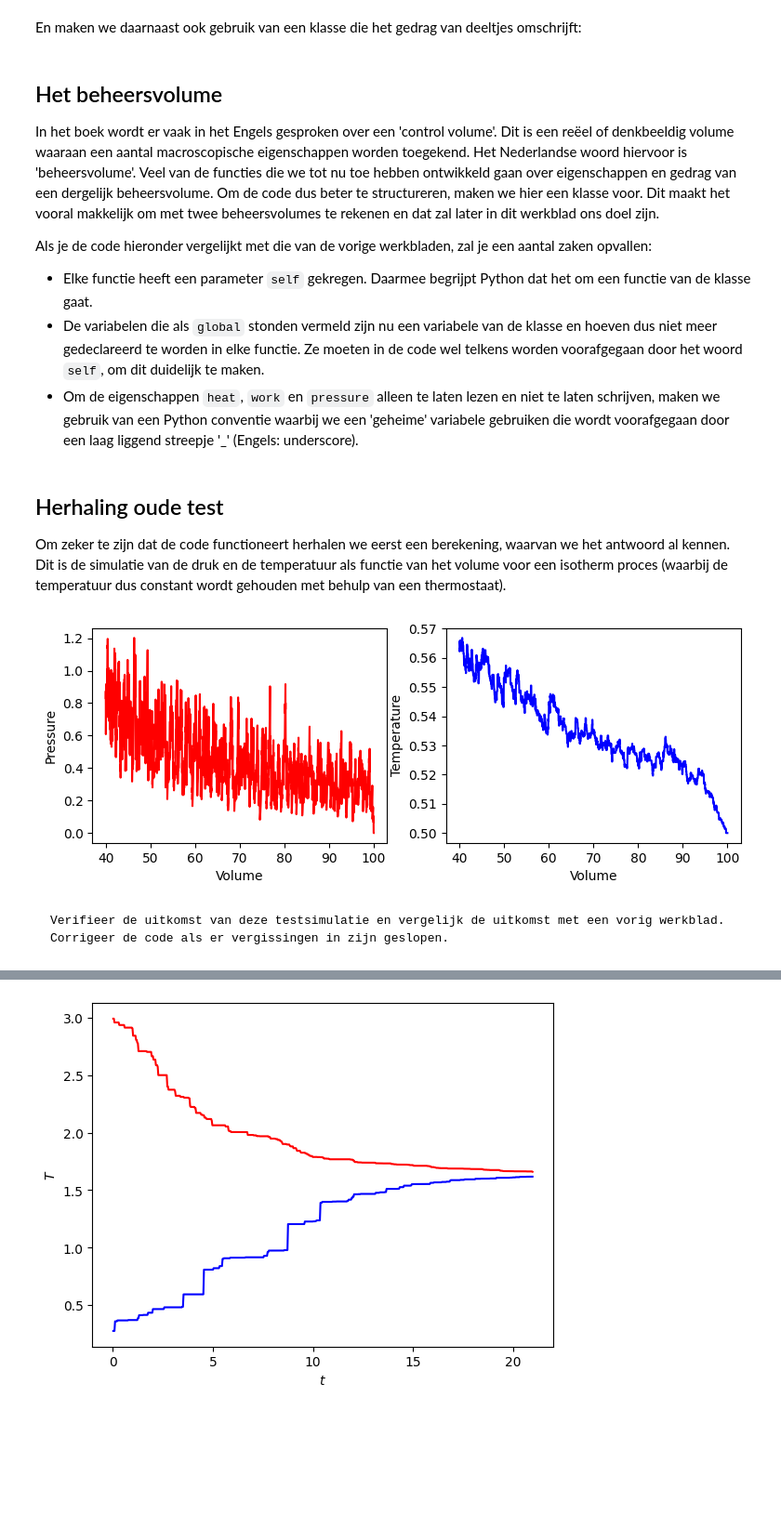
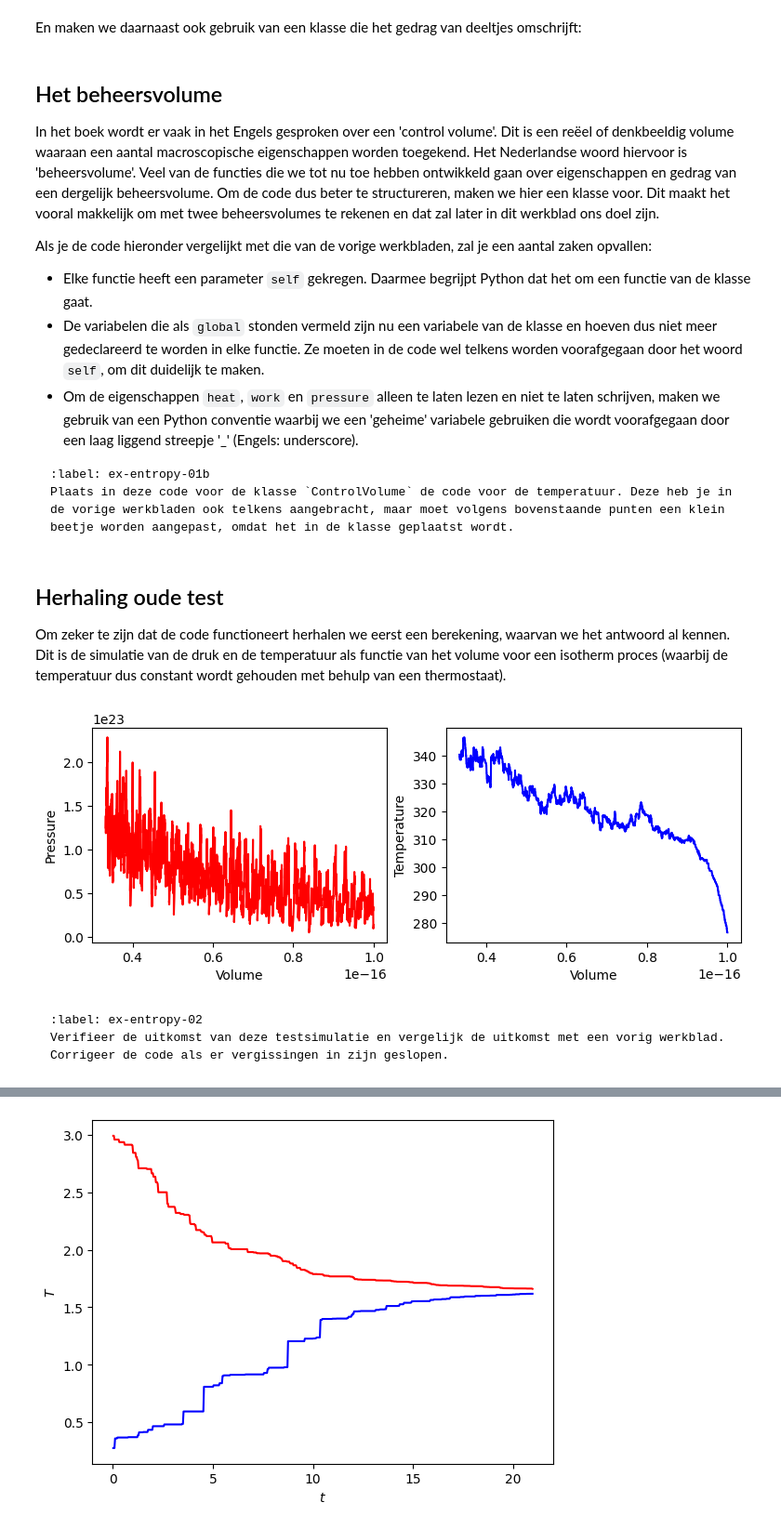
Before and after one commit to Contemporary-Physicslab/PySim, a Jupyter notebook: book/Q2/entropie.ipynb, the cells around one changed output, grey strips where cells are left out. Shown at 93% size. Saved outputs shown, nothing was run; the diff lists cells and outputs as text; code cells hidden in the pictures; blank space fills up the shorter version.

Commit message:
complete entropy with answers

````diff
--- a/book/Q2/entropie.ipynb
+++ b/book/Q2/entropie.ipynb
@@ -39,18 +49,3 @@ V_PISTON_0 = -0.02 * V_0      # Startsnelheid van zuiger
-# %%
-# voorbeelduitwerking
-
-import numpy as np
-import matplotlib.pyplot as plt
-from matplotlib.animation import FuncAnimation
-from scipy.optimize import curve_fit
-
-BOX_SIZE_0 = 10                # Hoogte en breedte startvolume
-N = 40                         # Aantal deeltjes
-V_0 = 1                        # Startsnelheid van deeltjes
-RADIUS = 0.1                   # Straal van moleculen
-DT = 0.3 * RADIUS / V_0        # Tijdstap om geen botsing te missen
-V_PISTON_0 = -0.02              # Startsnelheid van zuiger
-# (negatief betekent zowel links als rechts naar binnen gericht)
 # %% [markdown]
 En maken we daarnaast ook gebruik van een klasse die het gedrag van deeltjes omschrijft:
 # %%
@@ -76,8 +71,10 @@ class ParticleClass:
 
 def collide_detection(p1: ParticleClass, p2: ParticleClass) -> bool:
     """ Geeft TRUE als de deeltjes overlappen """
-    return np.linalg.norm(p1.r - p2.r) < (p1.R + p2.R)
-
+    dx = p1.r[0] - p2.r[0]
+    dy = p1.r[1] - p2.r[1]
+    rr = p1.R + p2.R
+    return  dx**2+dy**2 < rr**2
 
 def particle_collision(p1: ParticleClass, p2: ParticleClass):
     """ past snelheden aan uitgaande van overlap """
@@ -102,6 +99,11 @@ Als je de code hieronder vergelijkt met die van de vorige werkbladen, zal je een
 - Elke functie heeft een parameter `self` gekregen. Daarmee begrijpt Python dat het om een functie van de klasse gaat.
 - De variabelen die als `global` stonden vermeld zijn nu een variabele van de klasse en hoeven dus niet meer gedeclareerd te worden in elke functie. Ze moeten in de code wel telkens worden voorafgegaan door het woord `self`, om dit duidelijk te maken.
 - Om de eigenschappen `heat`, `work` en `pressure` alleen te laten lezen en niet te laten schrijven, maken we gebruik van een Python conventie waarbij we een 'geheime' variabele gebruiken die wordt voorafgegaan door een laag liggend streepje '_' (Engels: underscore).
+
+```{exercise} temperatuur
+:label: ex-entropy-01b
+Plaats in deze code voor de klasse `ControlVolume` de code voor de temperatuur. Deze heb je in de vorige werkbladen ook telkens aangebracht, maar moet volgens bovenstaande punten een klein beetje worden aangepast, omdat het in de klasse geplaatst wordt.
+```
 # %%
 class ControlVolume:
     def __init__(self, length, height, N, v_piston, set_temp):
@@ -168,9 +170,11 @@ class ControlVolume:
     @property
     def temperature(self) -> float:
         temp = 0.0
+        ### begin-solution
         for p in self.particles:
             temp += p.kin_energy
-        temp = temp / len(self.particles)
+        temp = 28 * 1.7E-27 * temp / (len(self.particles) * 1.38E-23)
+        ### end-solution
         return temp
 
     @property
@@ -197,34 +201,35 @@ class ControlVolume:
 
 Om zeker te zijn dat de code functioneert herhalen we eerst een berekening, waarvan we het antwoord al kennen. Dit is de simulatie van de druk en de temperatuur als functie van het volume voor een isotherm proces (waarbij de temperatuur dus constant wordt gehouden met behulp van een thermostaat).
 # %%
-num_data = 5000
+num_steps = round(2/3 * BOX_SIZE_0 / (2 * -V_PISTON_0 * DT))
 
-volumes = np.zeros(num_data, dtype=float)
-pressures = np.zeros(num_data, dtype=float)
-temperatures = np.zeros(num_data, dtype=float)
+volumes = np.zeros(num_steps, dtype=float)
+pressures = np.zeros(num_steps, dtype=float)
+temperatures = np.zeros(num_steps, dtype=float)
 
-cv = ControlVolume(BOX_SIZE_0, BOX_SIZE_0, 50, V_PISTON_0, 0.5)
-for i in range(num_data):
+cv = ControlVolume(BOX_SIZE_0, BOX_SIZE_0, 40, V_PISTON_0, 300)
+for i in range(num_steps):
     cv.take_time_step()
     volumes[i] = cv.area
     pressures[i] = cv.pressure
     temperatures[i] = cv.temperature
 
 fig, (ax1, ax2) = plt.subplots(1, 2, figsize=(9, 3))
 ax1.set_xlabel('Volume')
 ax1.set_ylabel('Pressure')
 ax2.set_xlabel('Volume')
 ax2.set_ylabel('Temperature')
 fig.tight_layout
 
 ax1.plot(volumes, pressures, '-r')
 ax2.plot(volumes, temperatures, '-b')
 
 plt.show()
 # %% [output]
-[figure, old version]
+[figure, new version]
 # %% [markdown]
-```{exercise}
+```{exercise} controle
+:label: ex-entropy-02
 Verifieer de uitkomst van deze testsimulatie en vergelijk de uitkomst met een vorig werkblad. Corrigeer de code als er vergissingen in zijn geslopen.
 ```
 # %% [markdown]
````
Also changed, not shown: parts of 18 cells of this notebook.
